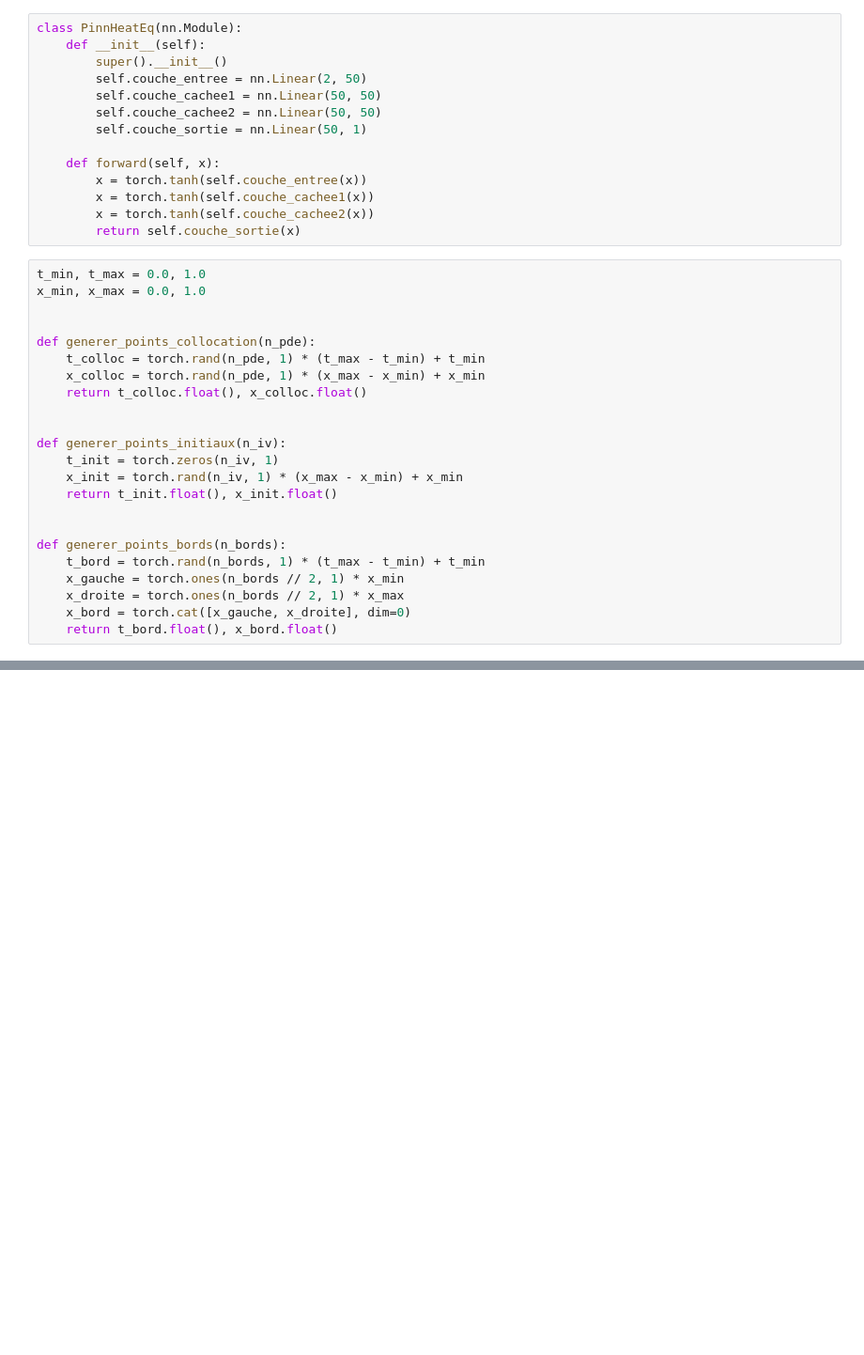
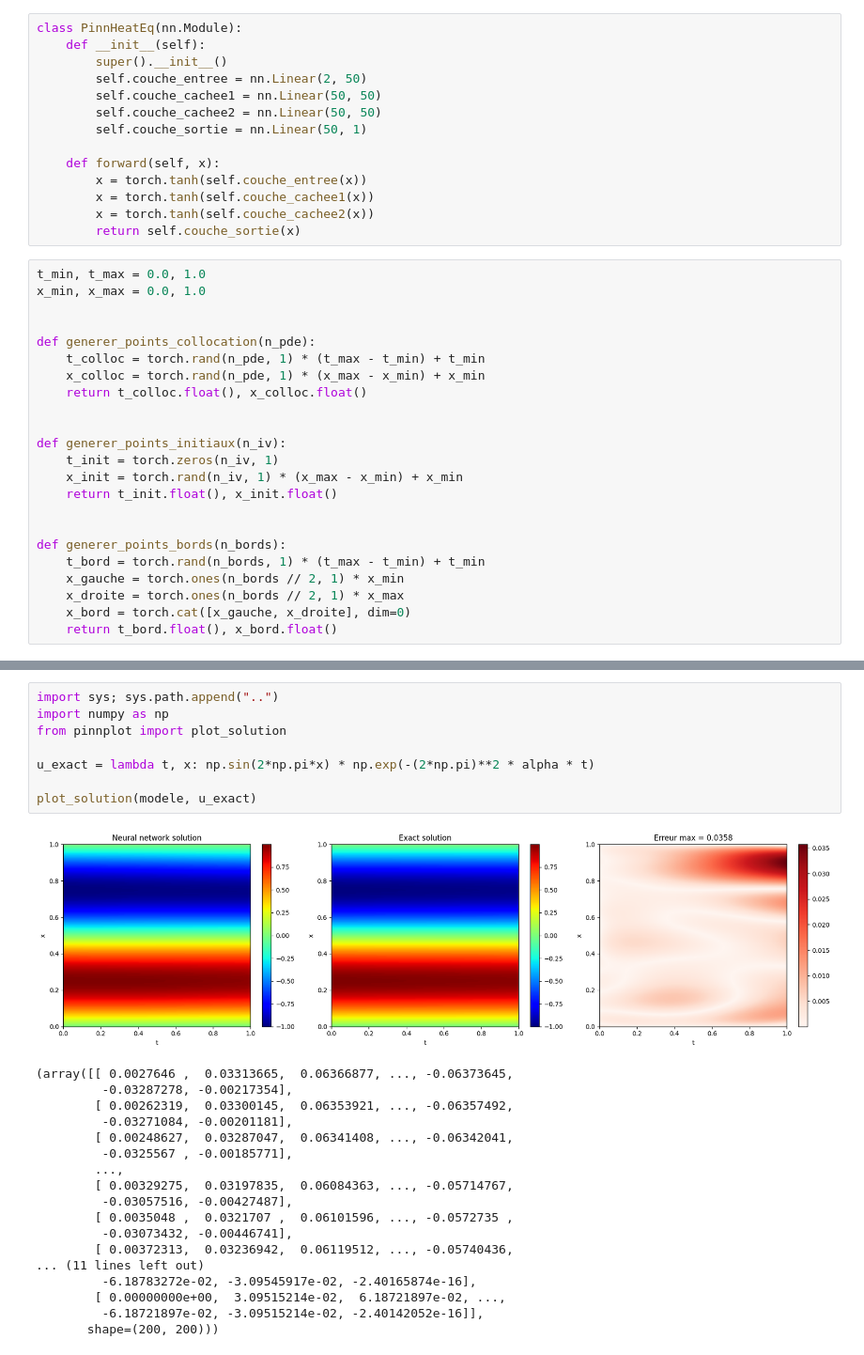
Before and after one commit to Walid-CHABCHI/PINN-Scientific-Computing, a Jupyter notebook: 01_pinn_from_scratch/pinn_heat_pytorch_v2.ipynb, the cells around one changed output, grey strips where cells are left out. Shown at 94% size. Saved outputs shown, nothing was run; the diff lists cells and outputs as text; blank space fills up the shorter version.

```diff
--- a/01_pinn_from_scratch/pinn_heat_pytorch_v2.ipynb
+++ b/01_pinn_from_scratch/pinn_heat_pytorch_v2.ipynb
@@ -138,0 +159,27 @@ for epoch in range(epochs):
+# %%
+import sys; sys.path.append("..")
+import numpy as np
+from pinnplot import plot_solution
+
+u_exact = lambda t, x: np.sin(2*np.pi*x) * np.exp(-(2*np.pi)**2 * alpha * t)
+
+plot_solution(modele, u_exact)
+# %% [output]
+[figure, added]
+(array([[ 0.0027646 ,  0.03313665,  0.06366877, ..., -0.06373645,
+         -0.03287278, -0.00217354],
+        [ 0.00262319,  0.03300145,  0.06353921, ..., -0.06357492,
+         -0.03271084, -0.00201181],
+        [ 0.00248627,  0.03287047,  0.06341408, ..., -0.06342041,
+         -0.0325567 , -0.00185771],
+        ...,
+        [ 0.00329275,  0.03197835,  0.06084363, ..., -0.05714767,
+         -0.03057516, -0.00427487],
+        [ 0.0035048 ,  0.0321707 ,  0.06101596, ..., -0.0572735 ,
+         -0.03073432, -0.00446741],
+        [ 0.00372313,  0.03236942,  0.06119512, ..., -0.05740436,
+... (11 lines left out)
+         -6.18783272e-02, -3.09545917e-02, -2.40165874e-16],
+        [ 0.00000000e+00,  3.09515214e-02,  6.18721897e-02, ...,
+         -6.18721897e-02, -3.09515214e-02, -2.40142052e-16]],
+       shape=(200, 200)))
```
Also changed, not shown: parts of 3 cells of this notebook, 6 other files.
